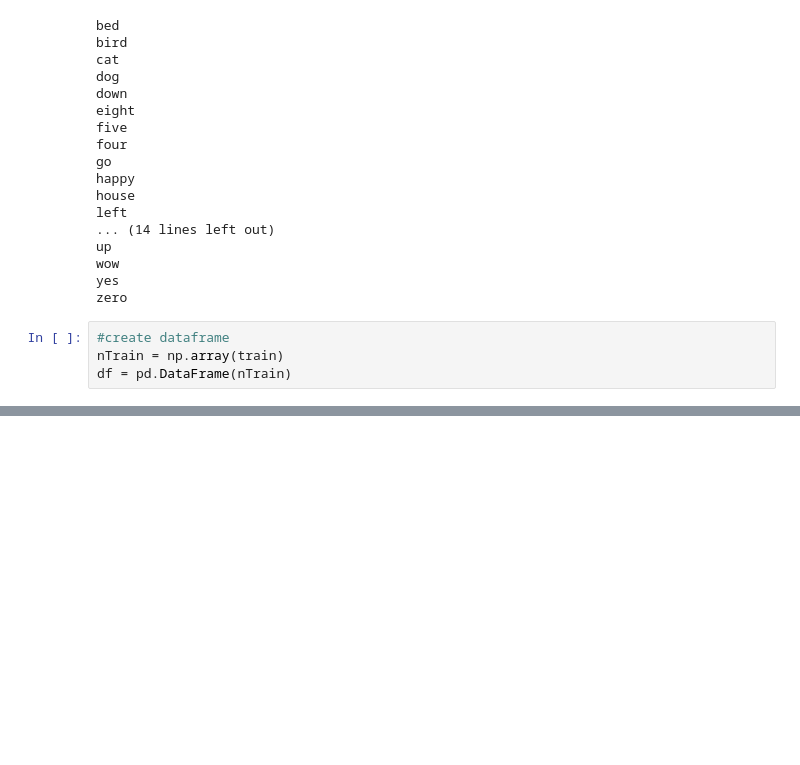
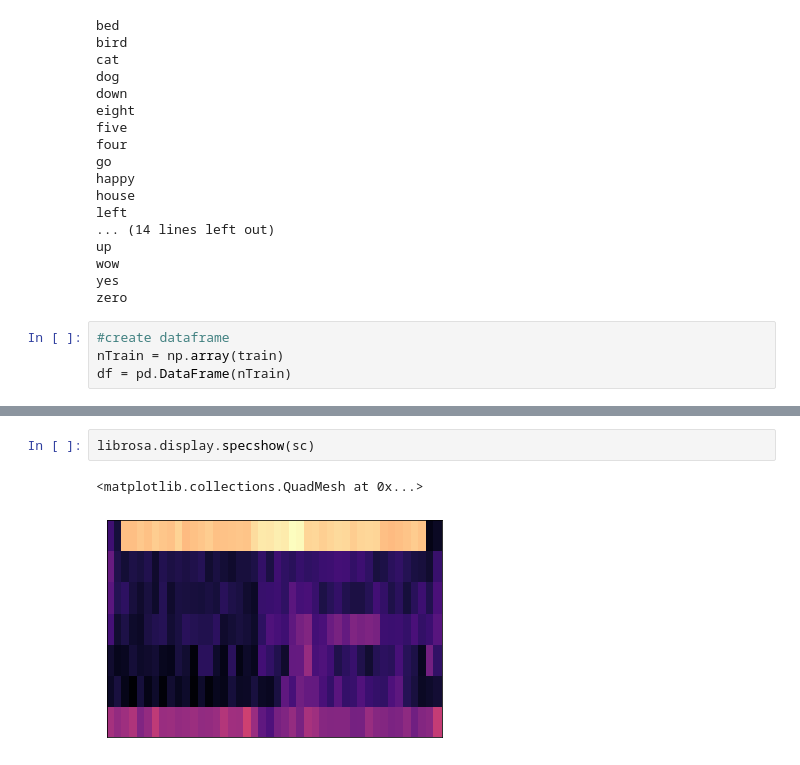
Before and after one commit to cocoalex00/Speech-recognition-COM3025, a Jupyter notebook: LSTM-CNN.ipynb, the cells around one changed output, grey strips where cells are left out. Drawn from its saved outputs; the diff is of its cells as text; blank space fills up the shorter version.

```diff
--- a/LSTM-CNN.ipynb
+++ b/LSTM-CNN.ipynb
@@ -98,0 +90,5 @@ for t in train:
+# %%
+librosa.display.specshow(sc)
+# %% [output]
+<matplotlib.collections.QuadMesh at 0x...>
+[figure, added]
```
Also changed, not shown: parts of 5 cells of this notebook.
